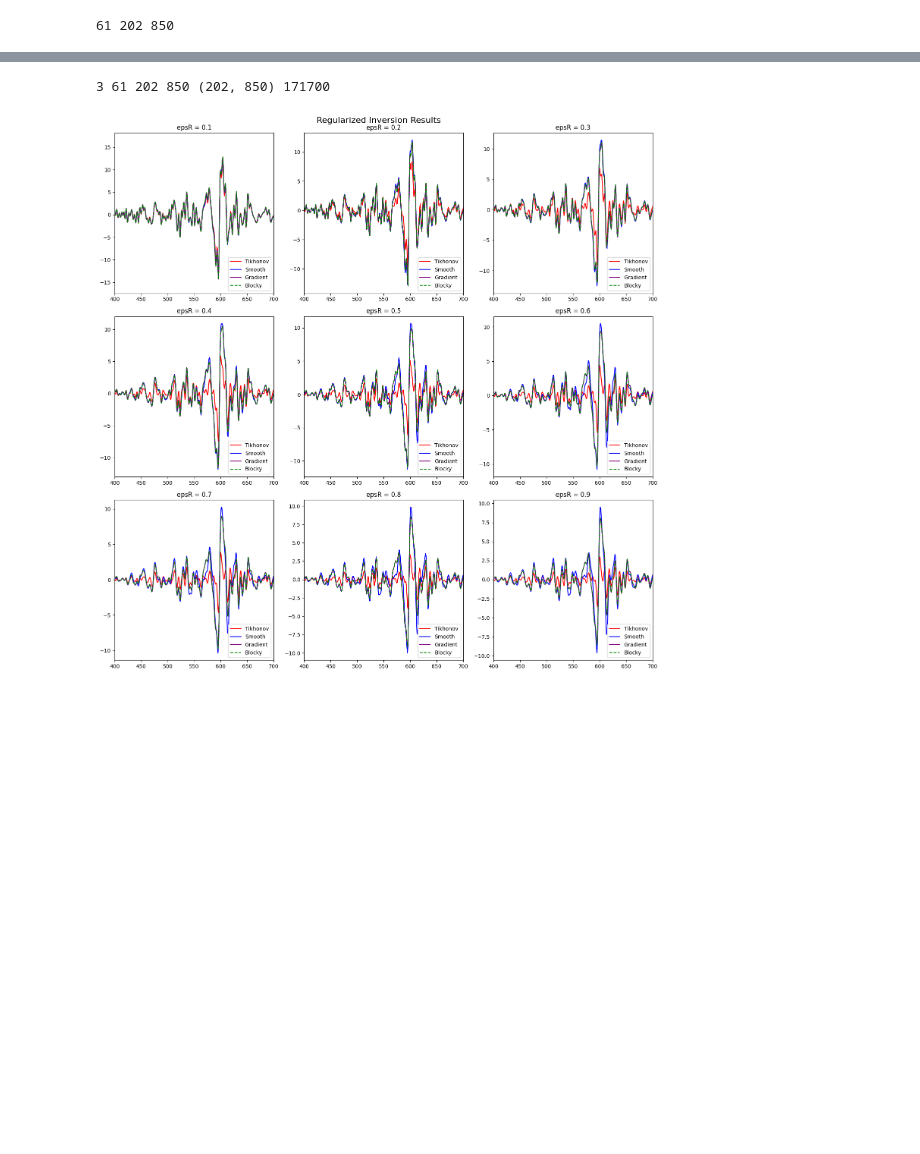
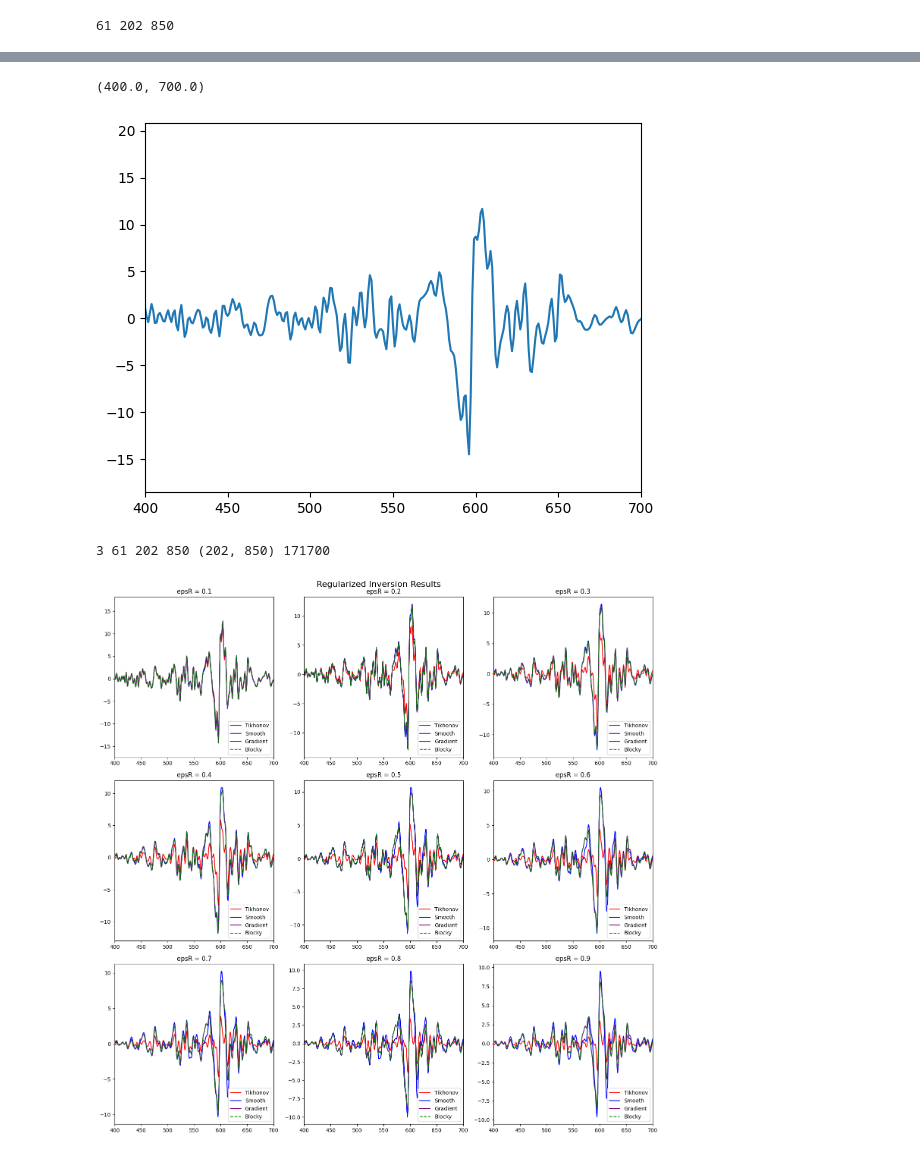
Before and after one commit to albano-a/InvertLab, a Jupyter notebook: normal_equations.ipynb, the cells around one changed output, grey strips where cells are left out. Cells and saved outputs as stored; diff of their text form; code cells hidden in the pictures; blank space fills up the shorter version.

```diff
--- a/normal_equations.ipynb
+++ b/normal_equations.ipynb
@@ -185,3 +199,9 @@ d_inv2_ppop = pylops.avo.poststack.PoststackLinearModelling(
+# %%
+plt.plot(xinv)
+plt.xlim(400, 700)
+# %% [output]
+(400.0, 700.0)
+[figure, added]
 # %%
 print(dims, nt0, nx, ny, nspat, nspatprod)
 # %% [output]
```
Also changed, not shown: parts of 5 cells of this notebook.
